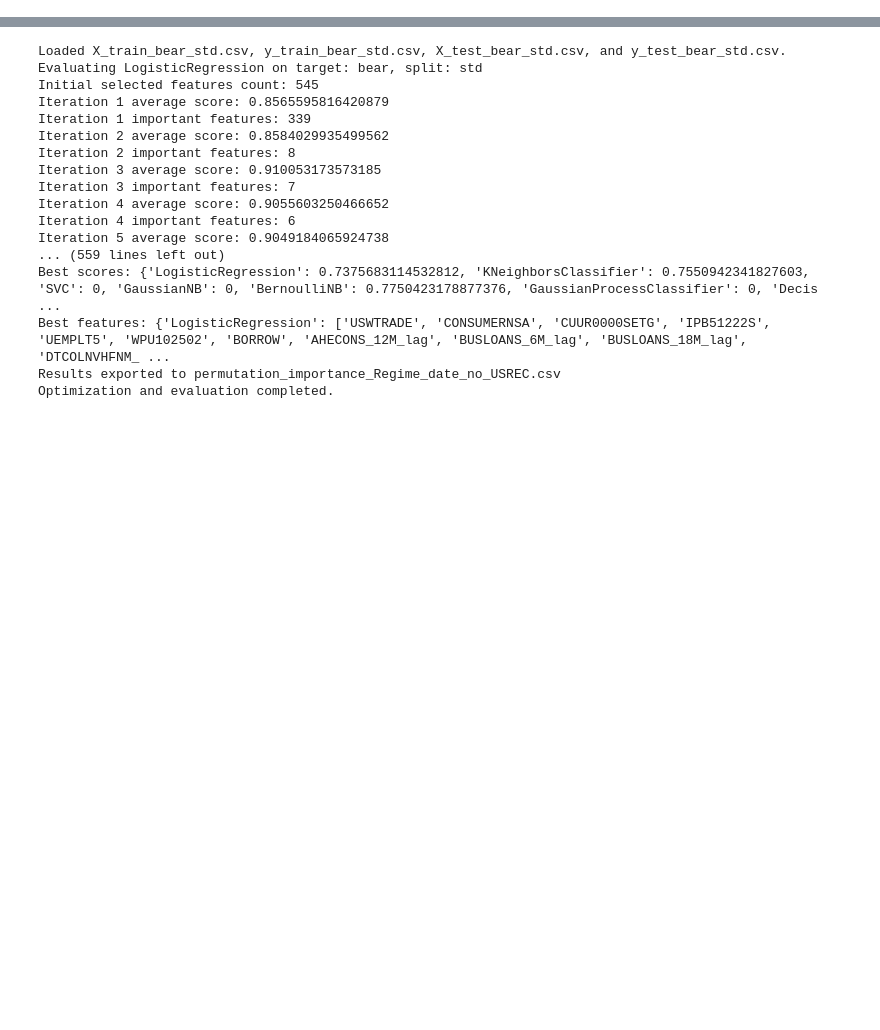
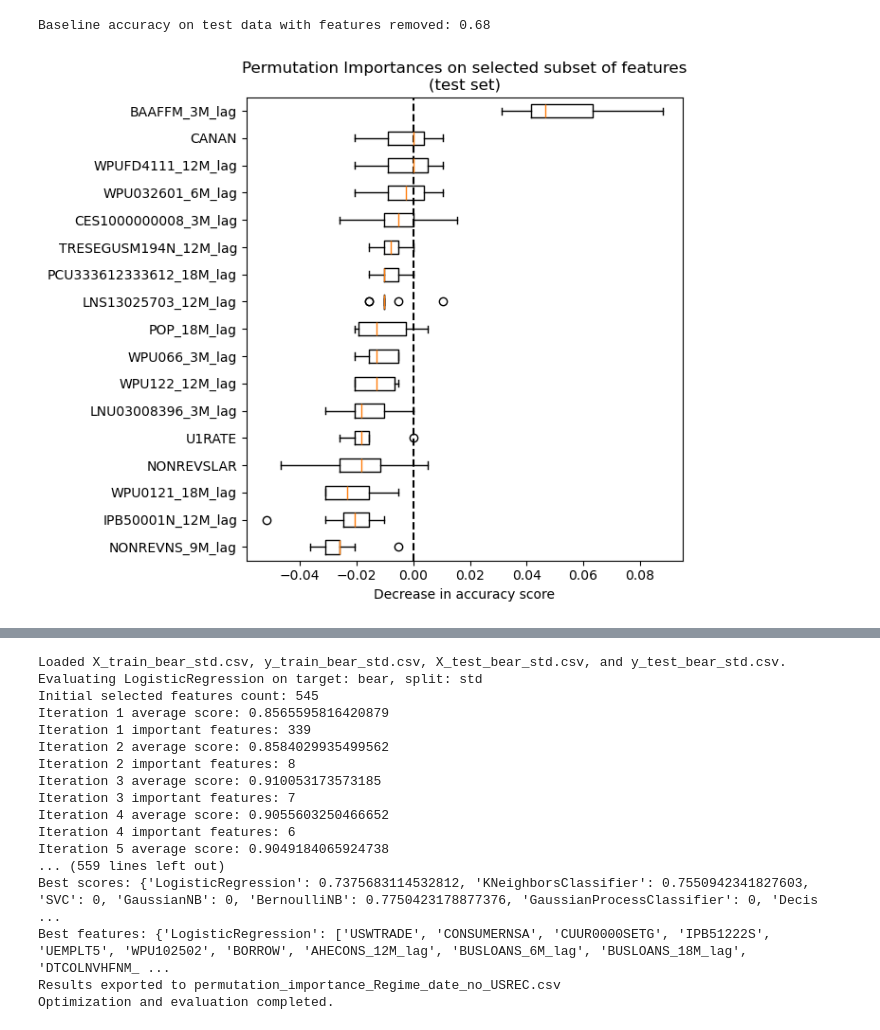
Before and after one commit to jonkerr/bug-free-palm-tree, a Jupyter notebook: permutation_importance.ipynb, the cells around one changed output, grey strips where cells are left out. Cells and saved outputs as stored; diff of their text form; code cells hidden in the pictures; blank space fills up the shorter version.

```diff
--- a/permutation_importance.ipynb
+++ b/permutation_importance.ipynb
@@ -269,0 +139,32 @@ def plot_permutation_importance(clf, X, y, ax):
+# %%
+dist_linkage = perform_hierarchical_clustering(create_correlation_matrix(X)) # Recreate the distance matrix
+
+def select_features_by_cluster(X, dist_linkage, threshold=1):
+    cluster_ids = hierarchy.fcluster(dist_linkage, threshold, criterion="distance")
+    cluster_id_to_feature_ids = defaultdict(list)
+    for idx, cluster_id in enumerate(cluster_ids):
+        cluster_id_to_feature_ids[cluster_id].append(idx)
+    selected_features = [v[0] for v in cluster_id_to_feature_ids.values()]
+    return X.columns[selected_features]
+
+selected_features_names = select_features_by_cluster(X, dist_linkage, 1)
+
+X_train_sel = X_train[selected_features_names]
+X_test_sel = X_test[selected_features_names]
+clf_sel = train_classifier(RandomForestClassifier(random_state=SEED), X_train_sel, y_train)
+
+print(
+    "Baseline accuracy on test data with features removed:" # See note in the markdown comments above
+    f" {clf_sel.score(X_test_sel, y_test):.2}"
+)
+# %% [output]
+Baseline accuracy on test data with features removed: 0.68
+# %%
+fig, ax = plt.subplots(figsize=(7, 6))
+plot_permutation_importance(clf_sel, X_test_sel, y_test, ax)
+ax.set_title("Permutation Importances on selected subset of features\n(test set)")
+ax.set_xlabel("Decrease in accuracy score")
+ax.figure.tight_layout()
+plt.show()
+# %% [output]
+[figure, added]
```
Also changed, not shown: parts of 24 cells of this notebook, 1 other file.
